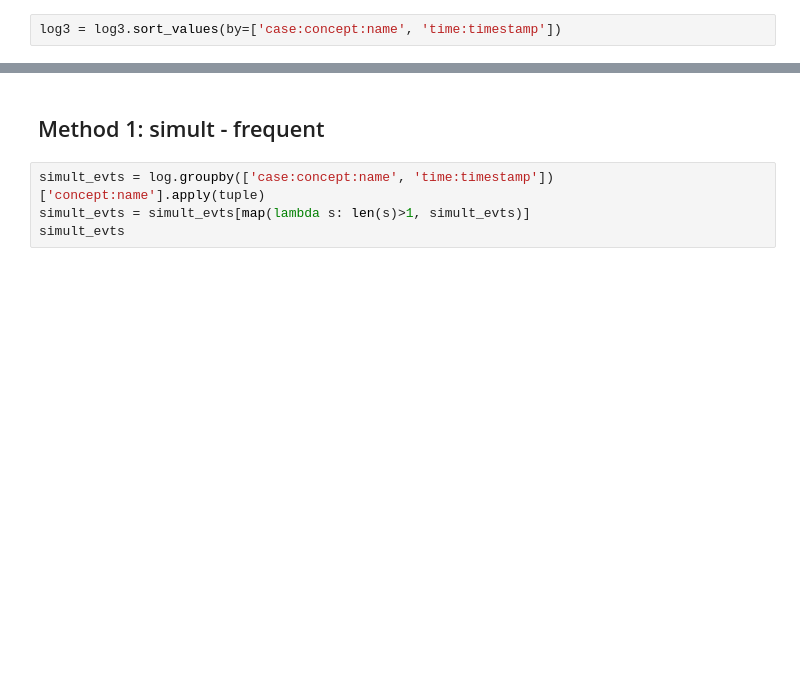
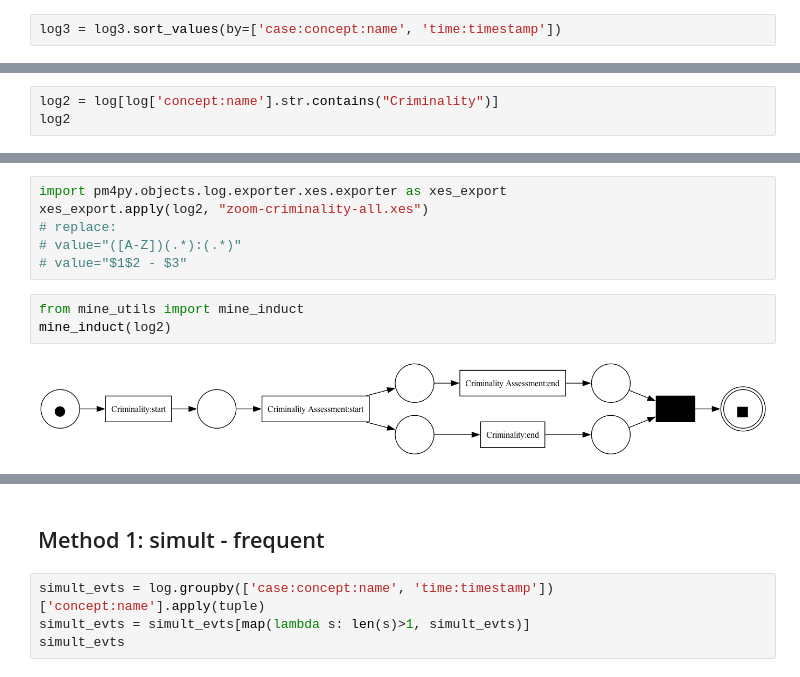
Before and after one commit to ProcessMining-uOttawa/ircc, a Jupyter notebook: ircc-simult.ipynb, the cells around one changed output, grey strips where cells are left out. Saved outputs shown, nothing was run; the diff lists cells and outputs as text; blank space fills up the shorter version.

```diff
--- a/ircc-simult.ipynb
+++ b/ircc-simult.ipynb
@@ -262,0 +282,3 @@ total # events: 34054
+# %%
+log2 = log[log['concept:name'].str.contains("Criminality")]
+log2
@@ -262,0 +299,11 @@ total # events: 34054
+# %%
+import pm4py.objects.log.exporter.xes.exporter as xes_export
+xes_export.apply(log2, "zoom-criminality-all.xes")
+# replace:
+# value="([A-Z])(.*):(.*)"
+# value="$1$2 - $3"
+# %%
+from mine_utils import mine_induct
+mine_induct(log2)
+# %% [output]
+[figure, added]
```
Also changed, not shown: parts of 38 cells of this notebook, 26 other files.
